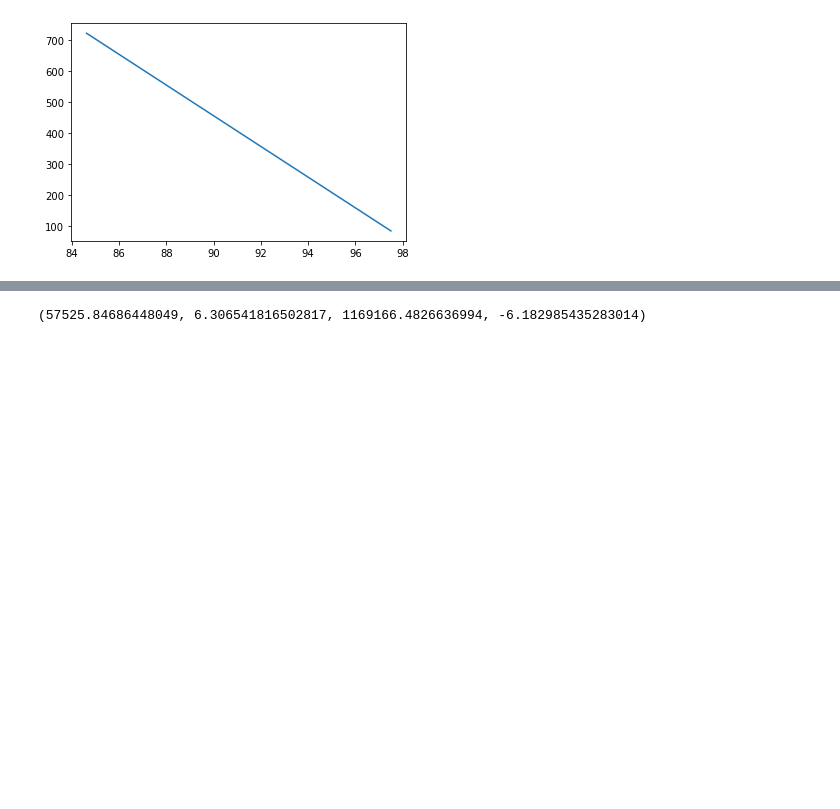
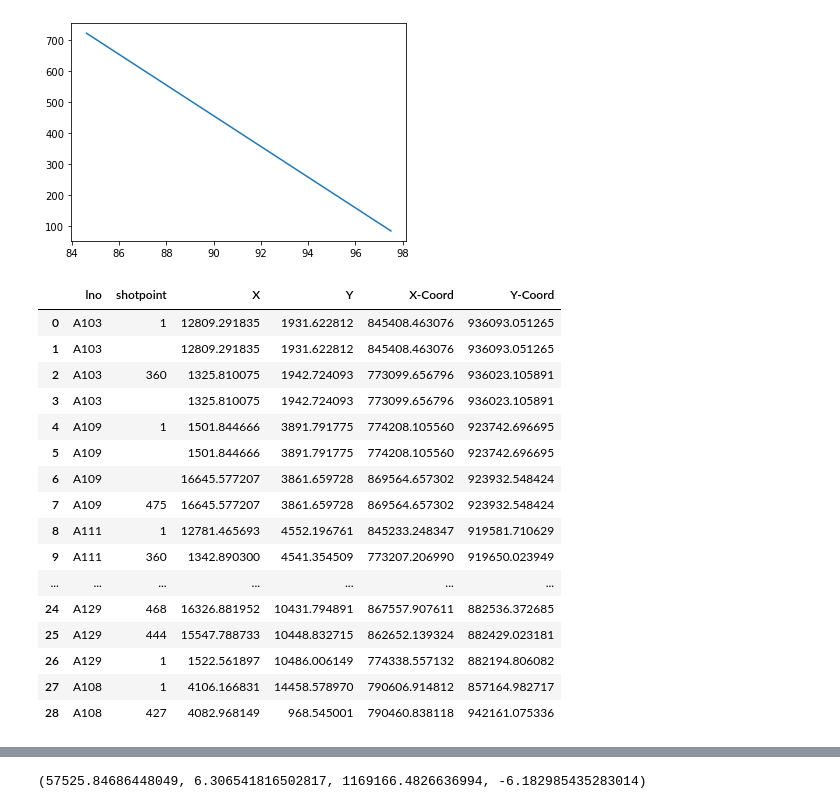
Before and after one commit to narunbabu/seis_im_processing, a Jupyter notebook: MapDigitize/1. Lines on map pixel to coordinate conversion.ipynb, the cells around one changed output, grey strips where cells are left out. Saved outputs shown, nothing was run; the diff lists cells and outputs as text; code cells hidden in the pictures; blank space fills up the shorter version.

```diff
--- a/MapDigitize/1. Lines on map pixel to coordinate conversion.ipynb
+++ b/MapDigitize/1. Lines on map pixel to coordinate conversion.ipynb
@@ -112,77 +110,97 @@ xval_at_orgin,xperpixunit
 # %%
 plt.plot(locations[2:,0],locations[2:,1])
 # %%
-# plt.plot(locations[:2,0],locations[:2,1])
-import pandas as pd
 def getOriginsValperUnit(locations,values):
-
-    def getXdYd(twopoints,twovals):
+    def getXdYd(twopoints,twovals,isy=True):
         distance=twovals[1]-twovals[0]
         y=twopoints[1,1]-twopoints[0,1]
         x=twopoints[1,0]-twopoints[0,0]
-        theta=np.arctan(y/x)
-        # print(x,y,theta)
-        theta,np.tan(theta),y/x
+        theta=abs(np.arctan(y/x))
         xd=distance*np.cos(theta)
         yd=distance*np.sin(theta)
-        return x,y,xd,yd
+
+        if not isy:
+            xperpixunit=xd/x
+            minval=twovals[0]
+            minx=twopoints[0,0]
+            xval_at_orgin=minval-minx*xperpixunit
+            return xval_at_orgin,xperpixunit
+        else:
+            yperpixunit=yd/y
+            minval,miny=twovals[0],twopoints[0,1]
+            yval_at_orgin=minval-miny*yperpixunit
+            return yval_at_orgin,yperpixunit
+#         return x,y,xd,yd,xsignval,ysignval
 
     #X-axis
-    twovals=values[:2]
+    twovals=np.array(values[:2])
     twopoints=locations[:2,:]
-    x,y,xd,yd=getXdYd(twopoints,twovals)
+    idxs=np.argsort(twopoints[:,0])
 
-    minidx=np.argmin(twopoints[:,0])
-    minval=twovals[minidx]
-    minx=twopoints[minidx,0]
-    xperpixunit=xd/x
-    xval_at_orgin=minval-minx*xperpixunit
+    twopoints=twopoints[idxs,:]
+    twovals=twovals[idxs]
+    xval_at_orgin,xperpixunit=getXdYd(twopoints,twovals,isy=False)
+#     print('xval_at_orgin,xperpixunit',xval_at_orgin,xperpixunit)
+#     print('***********************************************')
 
     #Y-axis
-    twovals=values[2:]
+    twovals=np.array(values[2:])
     twopoints=locations[2:,:]
-    x,y,xd,yd=getXdYd(twopoints,twovals)
-    # print(xd,yd)
-
-    midy=np.argmin(twopoints[:,1])
-    minval=twovals[midy]
-    miny=twopoints[midy,1]
-    yperpixunit=yd/y
-    yval_at_orgin=minval-miny*yperpixunit
-
+    idys=np.argsort(twopoints[:,1])
+    twopoints=twopoints[idys,:]
+    twovals=twovals[idys]
+    yval_at_orgin,yperpixunit=getXdYd(twopoints,twovals,isy=True)
+#     print('yval_at_orgin,yperpixunit',yval_at_orgin,yperpixunit)
     return xval_at_orgin,xperpixunit,yval_at_orgin,yperpixunit
 class CoordConverter:
     def __init__(self,coords,lines):
         super().__init__()
         self.coords=coords
         self.lines=lines
-
     def processCoordinates(self):
-    #     rows=np.load(coordsfile,allow_pickle=True)
-    #     rows
         locations=[]
         values=[]
         for row in self.coords:
         #     print(row['name'],row['pixel_loc'],row['value'])
             locations.append([row['pixel_loc'].x(),row['pixel_loc'].y()])
             values.append(row['value'])
         locations=np.array(locations)
         xval_at_orgin,xperpixunit,yval_at_orgin,yperpixunit = getOriginsValperUnit(locations,values)
         return xval_at_orgin,xperpixunit,yval_at_orgin,yperpixunit
     def getLineCoords(self):
         xval_at_orgin,xperpixunit,yval_at_orgin,yperpixunit=self.processCoordinates()
         lno=[]
         xs=[]
         ys=[]
         attr=[]
         for key in self.lines:
             if len(self.lines[key])>0:
                 for a,l in self.lines[key]:
                     xs.append(l.x())
                     ys.append(l.y())
                     lno.append(key)
                     attr.append(a)
         df=pd.DataFrame({'lno':lno,'shotpoint':attr,'X':xs,'Y':ys})
         df['X-Coord']=xval_at_orgin+df.X*xperpixunit
         df['Y-Coord']=yval_at_orgin+df.Y*yperpixunit
         return df
+converter=CoordConverter(coords,lines)
+converter.getLineCoords()
+# %% [output]
+|  | lno | shotpoint | X | Y | X-Coord | Y-Coord |
+| 0 | A103 | 1 | 12809.291835 | 1931.622812 | 845408.463076 | 936093.051265 |
+| 1 | A103 |  | 12809.291835 | 1931.622812 | 845408.463076 | 936093.051265 |
+| 2 | A103 | 360 | 1325.810075 | 1942.724093 | 773099.656796 | 936023.105891 |
+| 3 | A103 |  | 1325.810075 | 1942.724093 | 773099.656796 | 936023.105891 |
+| 4 | A109 | 1 | 1501.844666 | 3891.791775 | 774208.105560 | 923742.696695 |
+| 5 | A109 |  | 1501.844666 | 3891.791775 | 774208.105560 | 923742.696695 |
+| 6 | A109 |  | 16645.577207 | 3861.659728 | 869564.657302 | 923932.548424 |
+| 7 | A109 | 475 | 16645.577207 | 3861.659728 | 869564.657302 | 923932.548424 |
+| 8 | A111 | 1 | 12781.465693 | 4552.196761 | 845233.248347 | 919581.710629 |
+| 9 | A111 | 360 | 1342.890300 | 4541.354509 | 773207.206990 | 919650.023949 |
+| ... | ... | ... | ... | ... | ... | ... |
+| 24 | A129 | 468 | 16326.881952 | 10431.794891 | 867557.907611 | 882536.372685 |
+| 25 | A129 | 444 | 15547.788733 | 10448.832715 | 862652.139324 | 882429.023181 |
+| 26 | A129 | 1 | 1522.561897 | 10486.006149 | 774338.557132 | 882194.806082 |
+| 27 | A108 | 1 | 4106.166831 | 14458.578970 | 790606.914812 | 857164.982717 |
+| 28 | A108 | 427 | 4082.968149 | 968.545001 | 790460.838118 | 942161.075336 |
```
Also changed, not shown: parts of 19 cells of this notebook, 6 other files.
